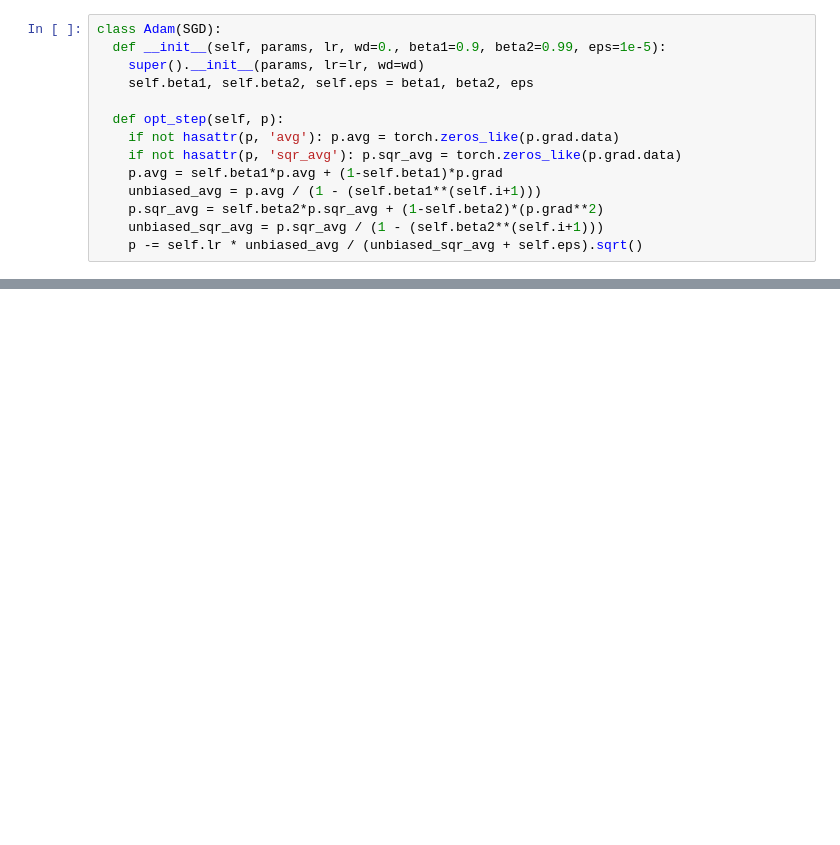
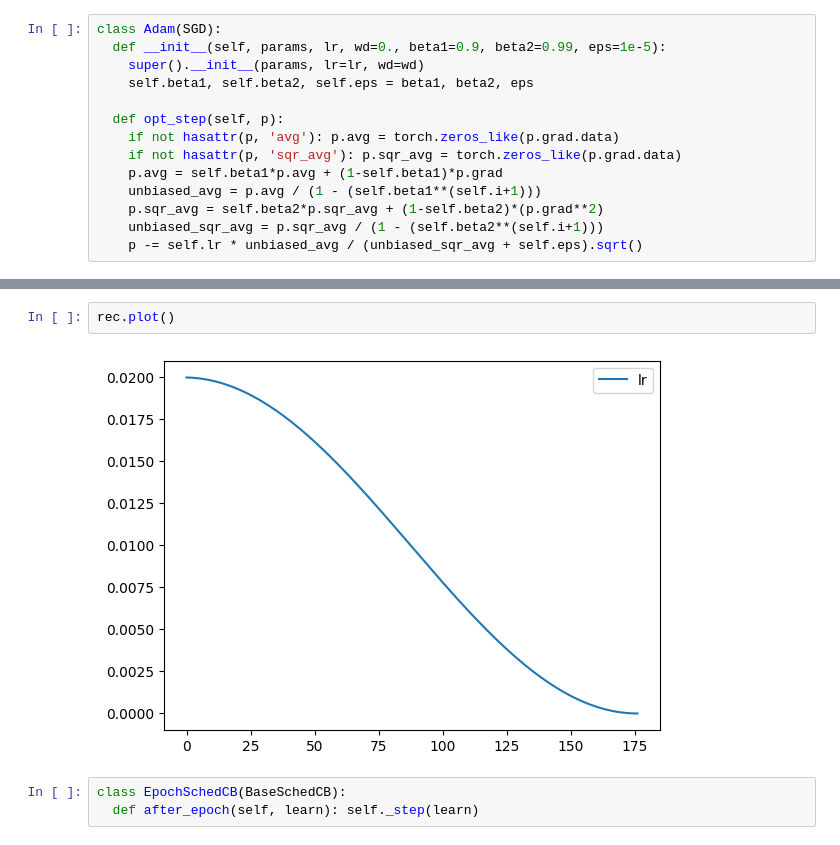
Before and after one commit to satani99/fastai_22_2, a Jupyter notebook: accel_sgd.ipynb, the cells around one changed output, grey strips where cells are left out. Drawn from its saved outputs; the diff is of its cells as text; blank space fills up the shorter version.

```diff
--- a/accel_sgd.ipynb
+++ b/accel_sgd.ipynb
@@ -231,0 +384,7 @@ learn.fit(3)
+# %%
+rec.plot()
+# %% [output]
+[figure, added]
+# %%
+class EpochSchedCB(BaseSchedCB):
+  def after_epoch(self, learn): self._step(learn)
```
Also changed, not shown: parts of 35 cells of this notebook.
